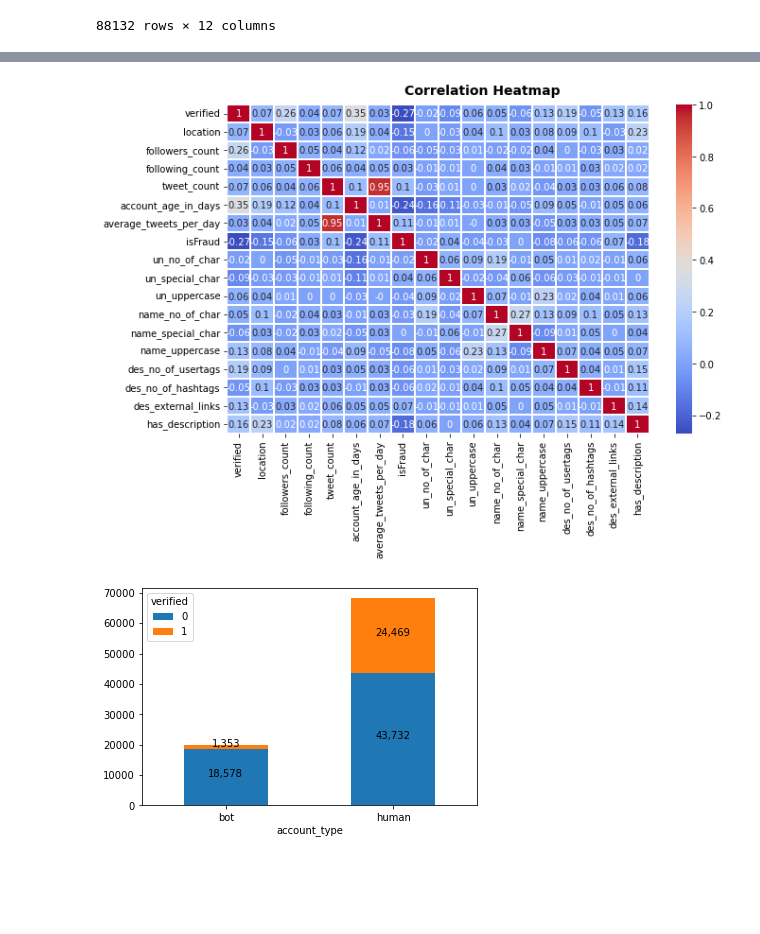
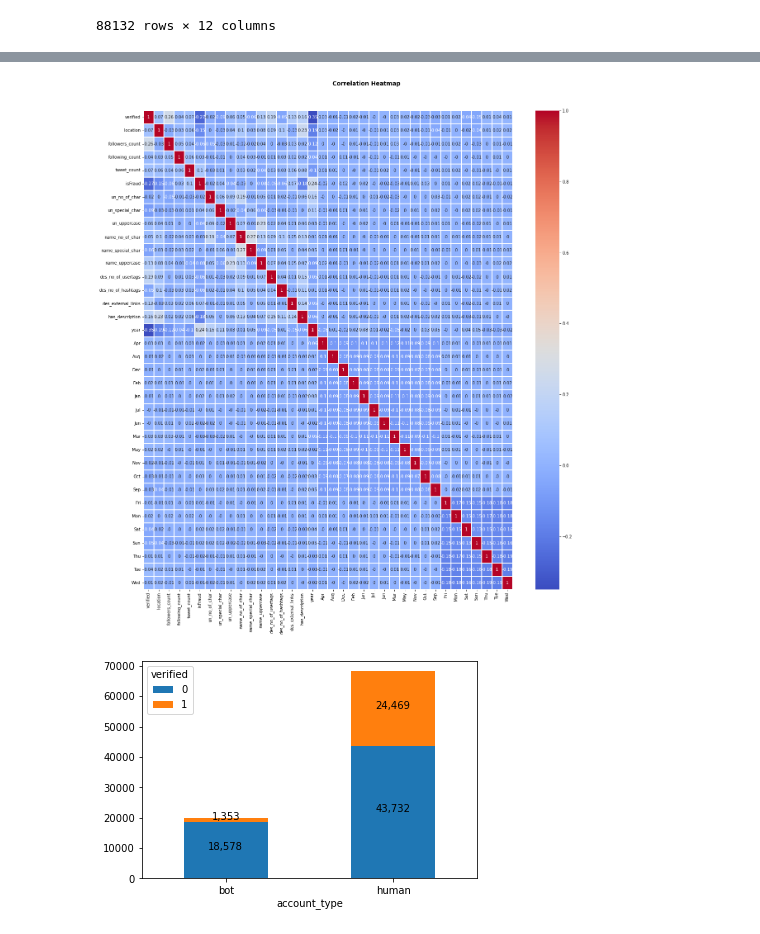
Before and after one commit to ShyamalSankar/BT4012, a Jupyter notebook: EDA.ipynb, the cells around one changed output, grey strips where cells are left out. Drawn from its saved outputs; the diff is of its cells as text; code cells hidden in the pictures; blank space fills up the shorter version.

Commit message:
transformed date created_at

```diff
--- a/EDA.ipynb
+++ b/EDA.ipynb
@@ -75,12 +76,32 @@ def location(df):
 
 def time(df):
     # df["created_time"] = df["created_at"].apply(lambda x : datetime.strptime(x, '%Y-%m-%dT%H:%M:%S.%f%z').date())
-    # d0 = date(df["created_at"])
     # d1 = date(2022, 10, 8) # date we extracted these data
-    # delta = d1 - d0
     df["account_age_in_days"] = df["created_at"].apply(lambda x : (date(2022, 10, 8) - datetime.strptime(x, '%Y-%m-%dT%H:%M:%S.%f%z').date()).days)
     df["average_tweets_per_day"] = df["tweet_count"]/df["account_age_in_days"]
     return df
+
+def get_year(date):
+    return datetime.strptime(date, '%Y-%m-%dT%H:%M:%S.%f%z').year
+
+def get_month(date):
+    return datetime.strptime(date, '%Y-%m-%dT%H:%M:%S.%f%z').strftime('%b')
+
+def get_weekday(date):
+    return datetime.strptime(date, '%Y-%m-%dT%H:%M:%S.%f%z').strftime('%a')
+
+class DateTransformer(BaseEstimator, TransformerMixin):
+    def __init__(self):
+        pass
+
+    def fit(self, X, y=None):
+        return self
+
+    def transform(self, X):
+        year = X.apply(get_year).rename('year')
+        month = pd.get_dummies(X.apply(get_month))
+        day = pd.get_dummies(X.apply(get_weekday))
+        return pd.concat([year, month, day], axis=1)
 
 def account_type(df):
     df["isFraud"] = df["account_type"].apply(lambda x : 1 if x == 'bot' else 0)
@@ -90,12 +111,14 @@ def convert_TF(variable):
     var = 1 if variable == True else 0
     return var
 # %%
-df_tweets = time(df_tweets)
+#df_tweets = time(df_tweets)
 df_tweets = account_type(df_tweets)
 df_tweets = username(df_tweets)
 df_tweets = name(df_tweets)
 df_tweets = description(df_tweets)
 df_tweets = location(df_tweets)
+date = DateTransformer().fit_transform(df_tweets['created_at'])
+date.head(10)
 
 boolean_var = ["verified", "location", "un_special_char", "un_uppercase",
                "name_special_char", "name_uppercase", "des_external_links",
@@ -104,7 +127,7 @@ boolean_var = ["verified", "location", "un_special_char", "un_uppercase",
 for var in boolean_var:
     df_tweets[var] = df_tweets[var].apply(convert_TF)
 # %%
-new_df_tweets = df_tweets.drop(columns=["id", "created_at", "name", "username", "description", "url"])
+new_df_tweets = df_tweets.drop(columns=["id", "created_at", "name", "username", "description", "url"]).join(date)
 # %%
 new_df_tweets
 # %% [output]
@@ -232,17 +255,17 @@ def get_labels_colors_from_pandas_column(df: pd.DataFrame, column: str, palette:
 data_labels: dict = get_labels_colors_from_pandas_column(
     df=new_df_tweets, column=grouped, palette=palette)
 # %%
-fig, axs = plt.subplots(1,1, figsize=(10,6))
+fig, axs = plt.subplots(1,1, figsize=(20,20))
 hm = sns.heatmap(round(new_df_tweets.corr(),2),
                  ax=axs,           # Axes in which to draw the plot, otherwise use the currently-active Axes.
                  cmap="coolwarm", # Color Map.
                  #square=True,    # If True, set the Axes aspect to “equal” so each cell will be square-shaped.
                  annot=True,
                  linewidths=.05)
 fig.subplots_adjust(top=0.93)
 t = fig.suptitle('Correlation Heatmap', fontsize=14, fontweight='bold')
 # %% [output]
-[figure, old version]
+[figure, new version]
 # %%
 target_col: str = "verified"
 twitter_accounts_df2 = new_df_tweets.groupby([grouped, target_col])[grouped].count().unstack(target_col)
```
Also changed, not shown: parts of 3 cells of this notebook, 1 other file.
